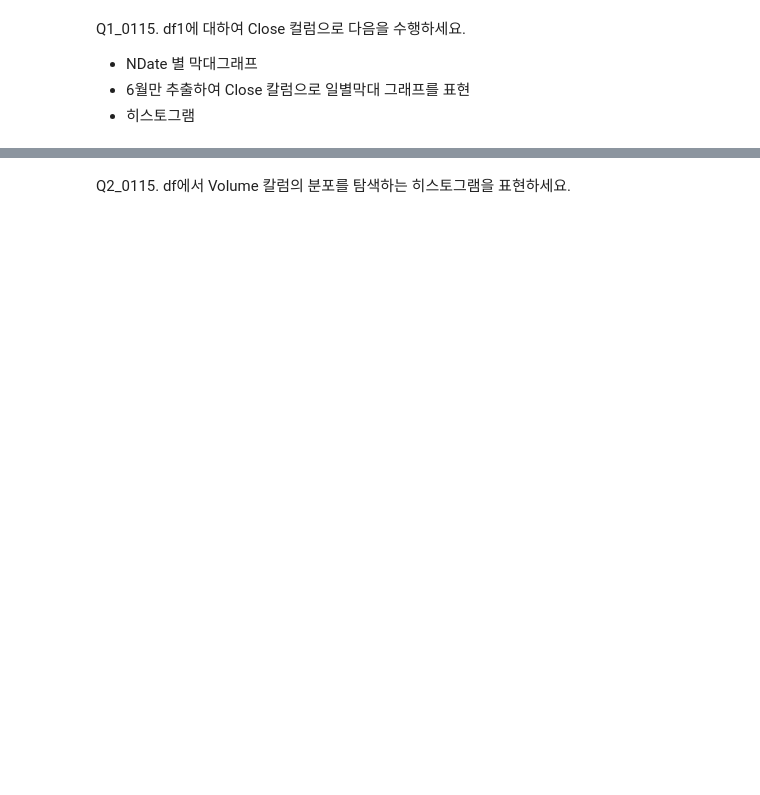
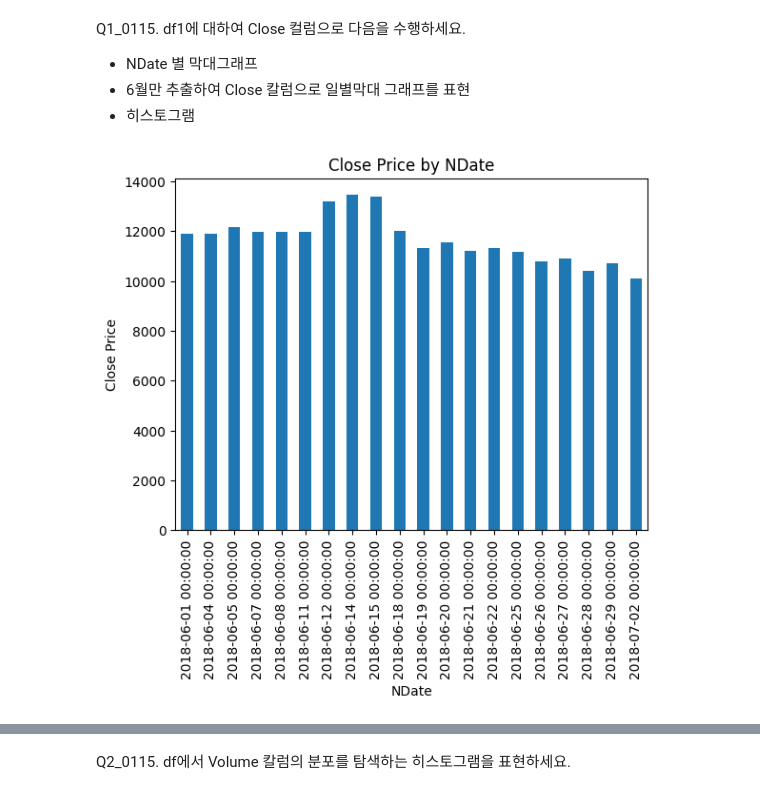
Before and after one commit to CrayonHanChan/kita_231026, a Jupyter notebook: m3_분석라이브러리/visualization/시각화1.ipynb, the cells around one changed output, grey strips where cells are left out. Cells and saved outputs as stored; diff of their text form; code cells hidden in the pictures; blank space fills up the shorter version.

```diff
--- a/m3_분석라이브러리/visualization/시각화1.ipynb
+++ b/m3_분석라이브러리/visualization/시각화1.ipynb
@@ -31,7 +31,7 @@ Mounted at /content/drive
 import pandas as pd
 import numpy as np
 
-df = pd.read_csv('/content/drive/MyDrive/2023-24_kita/m3_분석라이브러리/visualization/주가데이터.csv')
+df = pd.read_csv('/content/drive/MyDrive/hjh_kita_directory/Github/kita_231026/m3_분석라이브러리/visualization/주가데이터.csv')
 df.head()
 # %% [output]
 |  | Date | Close | Start | High | Low | Volume |
@@ -101,3 +107,22 @@ Q1_0115. df1에 대하여 Close 컬럼으로 다음을 수행하세요.
 - NDate 별 막대그래프
 - 6월만 추출하여 Close 칼럼으로 일별막대 그래프를 표현
 - 히스토그램
+# %%
+# Q1_0115 솔루션
+# NDate 별 막대그래프
+import matplotlib.pyplot as plt
+
+# 'Close' 컬럼에 대한 막대 그래프
+# df1['Close'].plot(kind='bar')
+df1.Close[::-1].plot(kind='bar')
+
+
+# 그래프 제목 및 레이블 설정
+plt.title('Close Price by NDate')
+plt.xlabel('NDate')
+plt.ylabel('Close Price')
+
+# 그래프 표시
+plt.show()
+# %% [output]
+[figure, added]
```
Also changed, not shown: parts of 74 cells of this notebook, 4 other files.
